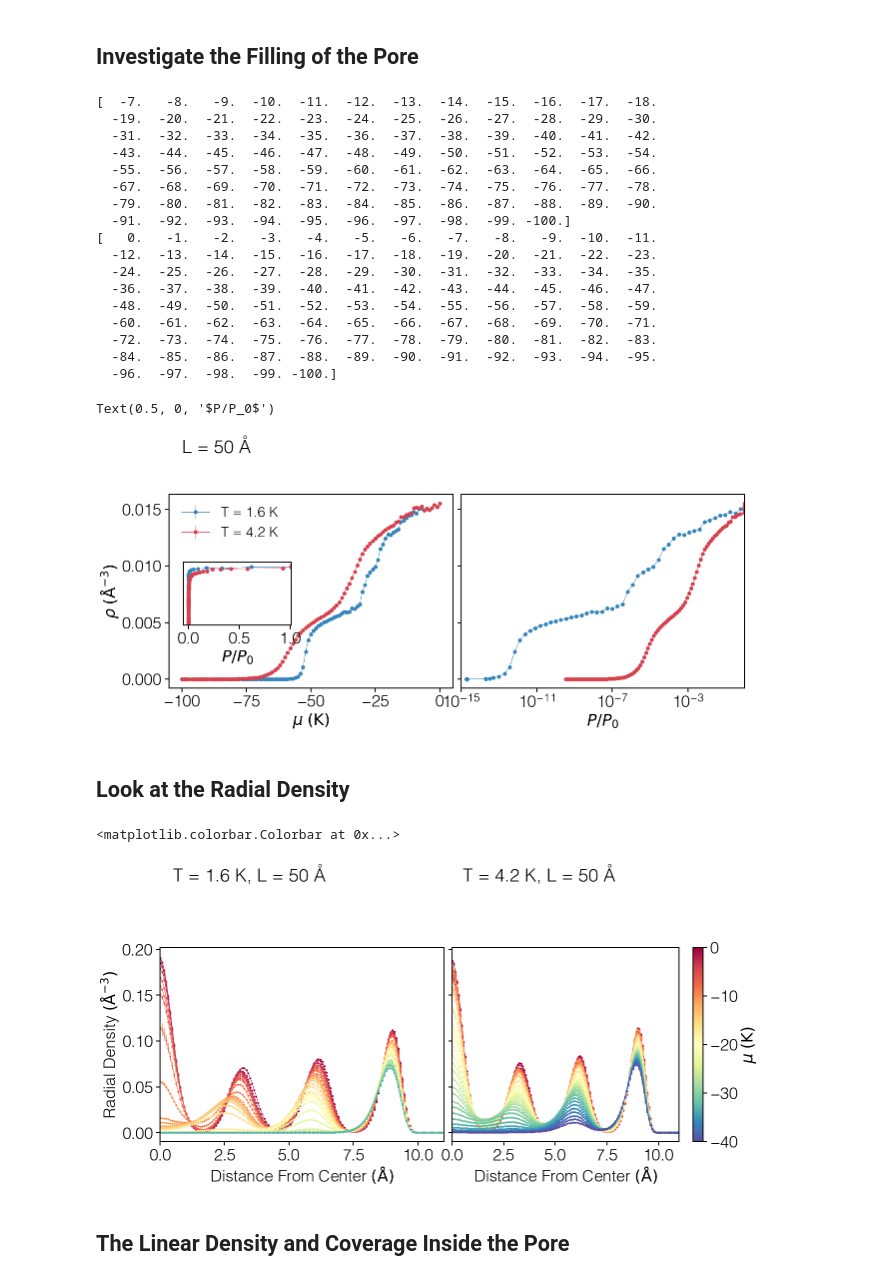
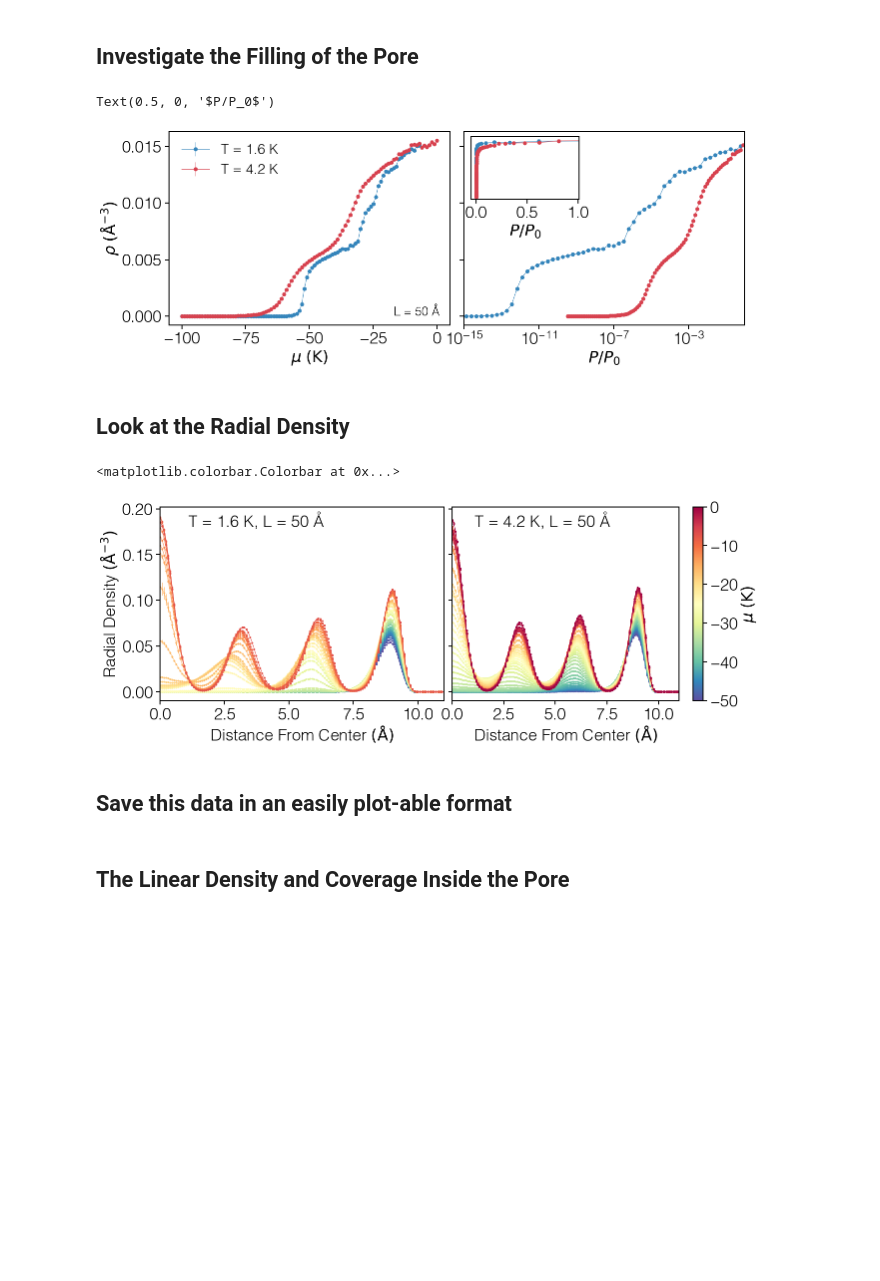
Before and after one commit to DelMaestroGroup/PlatedHe4Nanopores, a Jupyter notebook: Notebooks/experimental_nanopore_structure.ipynb, the cells around one changed output. Drawn from its saved outputs; the diff is of its cells as text; code cells hidden in the pictures; blank space fills up the shorter version.

Commit message:
added new figure at both temperatures

```diff
--- a/Notebooks/experimental_nanopore_structure.ipynb
+++ b/Notebooks/experimental_nanopore_structure.ipynb
@@ -26,3 +27,4 @@ L = 50 # Å
 Ro = 15.51 # Å
 Ri = Ro - 3.71 # Å
 P0 = helium.pressure_SVP(T)
+base_dir = '../../../Data/Nanopores/'
@@ -38,3 +33,8 @@ print(helium.convert_P(P0,'Pa','torr'))
+# %%
+process = False
+if process:
+    for cT in T:
+        %run /Users/agdelma/Documents/UVM/Projects/SCRIPTS/reduce-one.py -r u -T {cT} -L {L} -t {τ} --estimator=estimator $base_dir
 # %% [markdown]
 ### A key for temperature
 # %%
@@ -61,9 +61,8 @@ plt.legend()
 # %% [markdown]
 ## Investigate the Filling of the Pore
 # %%
-est = {}
-x = {}
-μ = {}
+est,x,μ = {},{},{}
+
 for i,cT in enumerate(T):
     est[Tkey(cT)] = PIMCResults('../../../Data/Nanopores/estimator-u-reduce-T-{:06.3f}-t-0.00400-L-050.000.dat'.format(cT))
     μ[Tkey(cT)] = est[Tkey(cT)].data['u']
@@ -76,57 +75,39 @@ from mpl_toolkits.axes_grid1.inset_locator import inset_axes
 import matplotlib.ticker as ticker
 
 fig, axes = plt.subplots(1,2,sharex=False, sharey=True, squeeze=True, figsize=(10,3.5))
-fig.subplots_adjust(wspace=0.03)
+fig.subplots_adjust(wspace=0.05)
 
 for i,cT in enumerate(T):
     cest = est[Tkey(cT)]
-    print(cest.data['u'])
     axes[0].errorbar(cest.data['u'],cest.data['density'],yerr=cest.data['Δdensity'],
                      marker='o', color=Tcolors[Tkey(cT)], markersize=3,lw=0.5, label=Tkey(cT))
 
     axes[1].errorbar(x[Tkey(cT)],cest.data['density'],yerr=cest.data['Δdensity'], color=Tcolors[Tkey(cT)],
                      marker='o', markersize=3,lw=0.5)
 
 # inset
 #axins = inset_axes(axes[0], width="35%", height="25%", loc='lower right', borderpad=3)
-axins = plt.axes([0.17, .4, .15, .25])
+axins = plt.axes([0.57, .65, .15, .25])
 for i,cT in enumerate(T):
     axins.errorbar(x[Tkey(cT)],est[Tkey(cT)].data['density'],yerr=est[Tkey(cT)].data['Δdensity'],
                    color=Tcolors[Tkey(cT)],marker='o', markersize=3, lw=0.5)
 
 axins.xaxis.set_major_locator(ticker.MultipleLocator(0.5))
 axins.set_yticks([])
 axins.set_xlim(-0.05,1.01)
 axins.set_xlabel(r'$P/P_0$')
 
-axes[0].text(-100,0.02,'L = {:d} Å'.format(L),fontsize=18)
+axes[0].annotate(f'L = {L:d} Å', xy=(0.8,0.05), xytext=(0.8,0.05),xycoords=axes[0].transAxes, fontsize=12)
 axes[0].legend(loc='upper left')
 axes[0].set_xlabel(r'$\mu\; (\mathrm{K})$')
 axes[0].set_ylabel(r'$\rho\; (\mathrm{\AA}^{-3})$')
 axes[1].set_xscale('log')
 axes[1].set_xlim(1E-15,1)
 axes[1].set_xlabel(r'$P/P_0$')
 #plt.savefig('../Output/rho_vs_mu_and_PoP0.png',dpi=300)
 # %% [output]
-[  -7.   -8.   -9.  -10.  -11.  -12.  -13.  -14.  -15.  -16.  -17.  -18.
-  -19.  -20.  -21.  -22.  -23.  -24.  -25.  -26.  -27.  -28.  -29.  -30.
-  -31.  -32.  -33.  -34.  -35.  -36.  -37.  -38.  -39.  -40.  -41.  -42.
-  -43.  -44.  -45.  -46.  -47.  -48.  -49.  -50.  -51.  -52.  -53.  -54.
-  -55.  -56.  -57.  -58.  -59.  -60.  -61.  -62.  -63.  -64.  -65.  -66.
-  -67.  -68.  -69.  -70.  -71.  -72.  -73.  -74.  -75.  -76.  -77.  -78.
-  -79.  -80.  -81.  -82.  -83.  -84.  -85.  -86.  -87.  -88.  -89.  -90.
-  -91.  -92.  -93.  -94.  -95.  -96.  -97.  -98.  -99. -100.]
-[   0.   -1.   -2.   -3.   -4.   -5.   -6.   -7.   -8.   -9.  -10.  -11.
-  -12.  -13.  -14.  -15.  -16.  -17.  -18.  -19.  -20.  -21.  -22.  -23.
-  -24.  -25.  -26.  -27.  -28.  -29.  -30.  -31.  -32.  -33.  -34.  -35.
-  -36.  -37.  -38.  -39.  -40.  -41.  -42.  -43.  -44.  -45.  -46.  -47.
-  -48.  -49.  -50.  -51.  -52.  -53.  -54.  -55.  -56.  -57.  -58.  -59.
-  -60.  -61.  -62.  -63.  -64.  -65.  -66.  -67.  -68.  -69.  -70.  -71.
-  -72.  -73.  -74.  -75.  -76.  -77.  -78.  -79.  -80.  -81.  -82.  -83.
-  -84.  -85.  -86.  -87.  -88.  -89.  -90.  -91.  -92.  -93.  -94.  -95.
-  -96.  -97.  -98.  -99. -100.]
+Text(0.5, 0, '$P/P_0$')
-Text(0.5, 0, '$P/P_0$')
-[figure, old version]
+[figure, new version]
 # %% [markdown]
 ## Look at the Radial Density
 # %%
@@ -136,16 +117,18 @@ for cT in T:
 # %%
 fig, axes = plt.subplots(1,2,sharex=False, sharey=True, squeeze=True, figsize=(10,3.5))
 fig.subplots_adjust(wspace=0.03)
-μmin = -40
-colors2 = colortools.get_linear_colors('Spectral',len(μ[Tkey(4.2)][μ[Tkey(4.2)]>μmin]),reverse=False)
+μmin = -50
+colors2 = colortools.get_linear_colors('Spectral',len(μ[Tkey(4.2)][μ[Tkey(4.2)]>μmin]),reverse=True)
 
 for i,cT in enumerate(T):
-    for j,param in enumerate(radρ[Tkey(cT)].params):
+    idx = 0
+    for j,param in enumerate(radρ[Tkey(cT)].params[::-1]):
         if float(param.split('=')[-1]) > μmin:
             axes[i].errorbar(*radρ[Tkey(cT)].epdata(param), marker='o', lw=0.5, ms=1,
-                     color=colors2[j], label=r'$\mu={:f}$'.format(μ[Tkey(cT)][j]))
+                     color=colors2[idx], label=r'$\mu={:f}$'.format(μ[Tkey(cT)][idx]))
+            idx += 1
 
-    axes[i].text(0.5,0.275,'T = {:3.1f} K, L = {:d} Å'.format(cT,L),fontsize=18)
+    axes[i].annotate(f'T = {cT:3.1f} K, L = {L:d} Å', xy=(0.1,0.9), xytext=(0.1,0.9),xycoords=axes[i].transAxes, fontsize=16)
     axes[i].set_xlabel(r'Distance From Center $(\mathrm{\AA})$')
     axes[i].set_xlim(0,11);
     axes[i].xaxis.set_major_locator(ticker.MultipleLocator(2.5))
@@ -159,4 +142,6 @@ plt.colorbar(sm, label=r'$\mu\; (\mathrm{K})$')
 #plt.savefig('../Output/rho_vs_r.png',dpi=300)
 # %% [output]
 <matplotlib.colorbar.Colorbar at 0x...>
-[figure, old version]
+[figure, new version]
+# %% [markdown]
+## Save this data in an easily plot-able format
```
Also changed, not shown: parts of 4 cells of this notebook, 3 other files.
